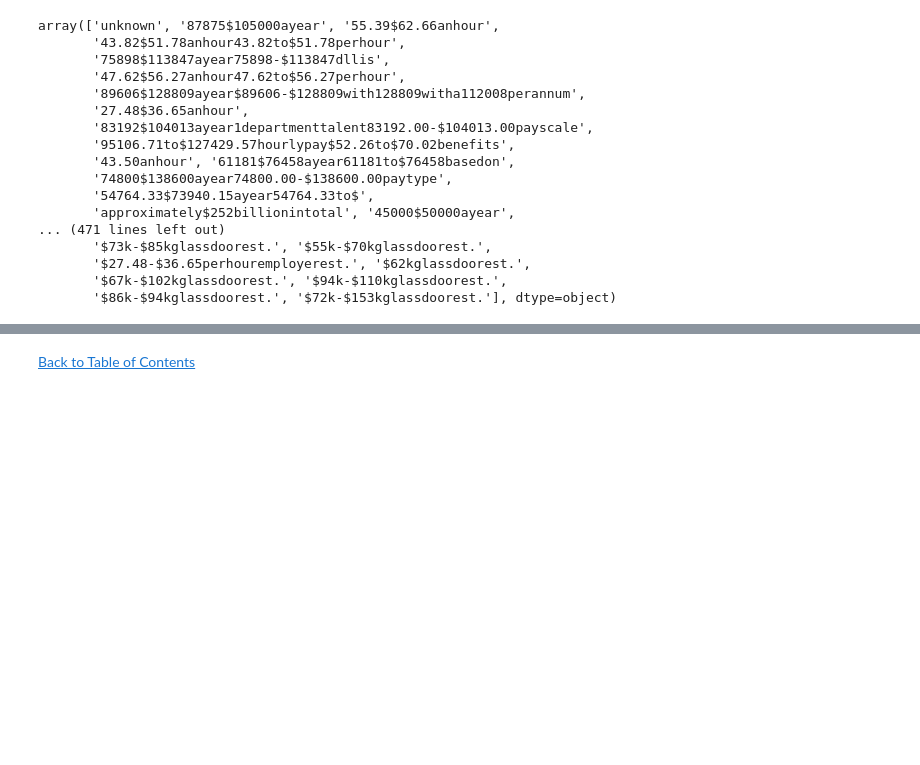
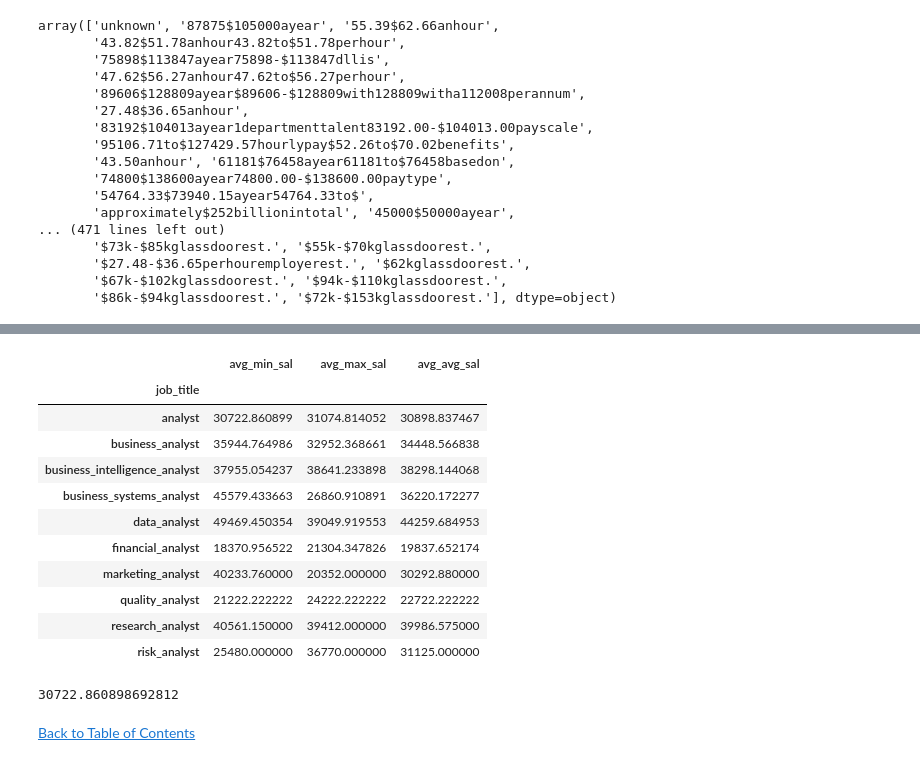
Before and after one commit to jasondo-da/Canadian_Data_Science_Jobs_Analysis, a Jupyter notebook: da_job_posts_canada_analysis.ipynb, the cells around one changed output, grey strips where cells are left out. Drawn from its saved outputs; the diff is of its cells as text; code cells hidden in the pictures; blank space fills up the shorter version.

```diff
--- a/da_job_posts_canada_analysis.ipynb
+++ b/da_job_posts_canada_analysis.ipynb
@@ -462,0 +613,25 @@ array(['unknown', '87875', '55.39', '27.48', '43.50*2080', '45000',
+# %%
+avg_fillin = df.groupby('job_title').agg({'min_salary': 'mean',
+                                          'max_salary': 'mean',
+                                          'avg_salary': 'mean'})
+
+
+avg_fillin.columns = ['avg_min_sal', 'avg_max_sal', 'avg_avg_sal']
+avg_fillin
+# %% [output]
+|  | avg_min_sal | avg_max_sal | avg_avg_sal |
+| job_title |  |  |  |
+| analyst | 30722.860899 | 31074.814052 | 30898.837467 |
+| business_analyst | 35944.764986 | 32952.368661 | 34448.566838 |
+| business_intelligence_analyst | 37955.054237 | 38641.233898 | 38298.144068 |
+| business_systems_analyst | 45579.433663 | 26860.910891 | 36220.172277 |
+| data_analyst | 49469.450354 | 39049.919553 | 44259.684953 |
+| financial_analyst | 18370.956522 | 21304.347826 | 19837.652174 |
+| marketing_analyst | 40233.760000 | 20352.000000 | 30292.880000 |
+| quality_analyst | 21222.222222 | 24222.222222 | 22722.222222 |
+| research_analyst | 40561.150000 | 39412.000000 | 39986.575000 |
+| risk_analyst | 25480.000000 | 36770.000000 | 31125.000000 |
+# %%
+avg_fillin['avg_min_sal'][0]
+# %% [output]
+30722.860898692812
```
Also changed, not shown: parts of 17 cells of this notebook.
